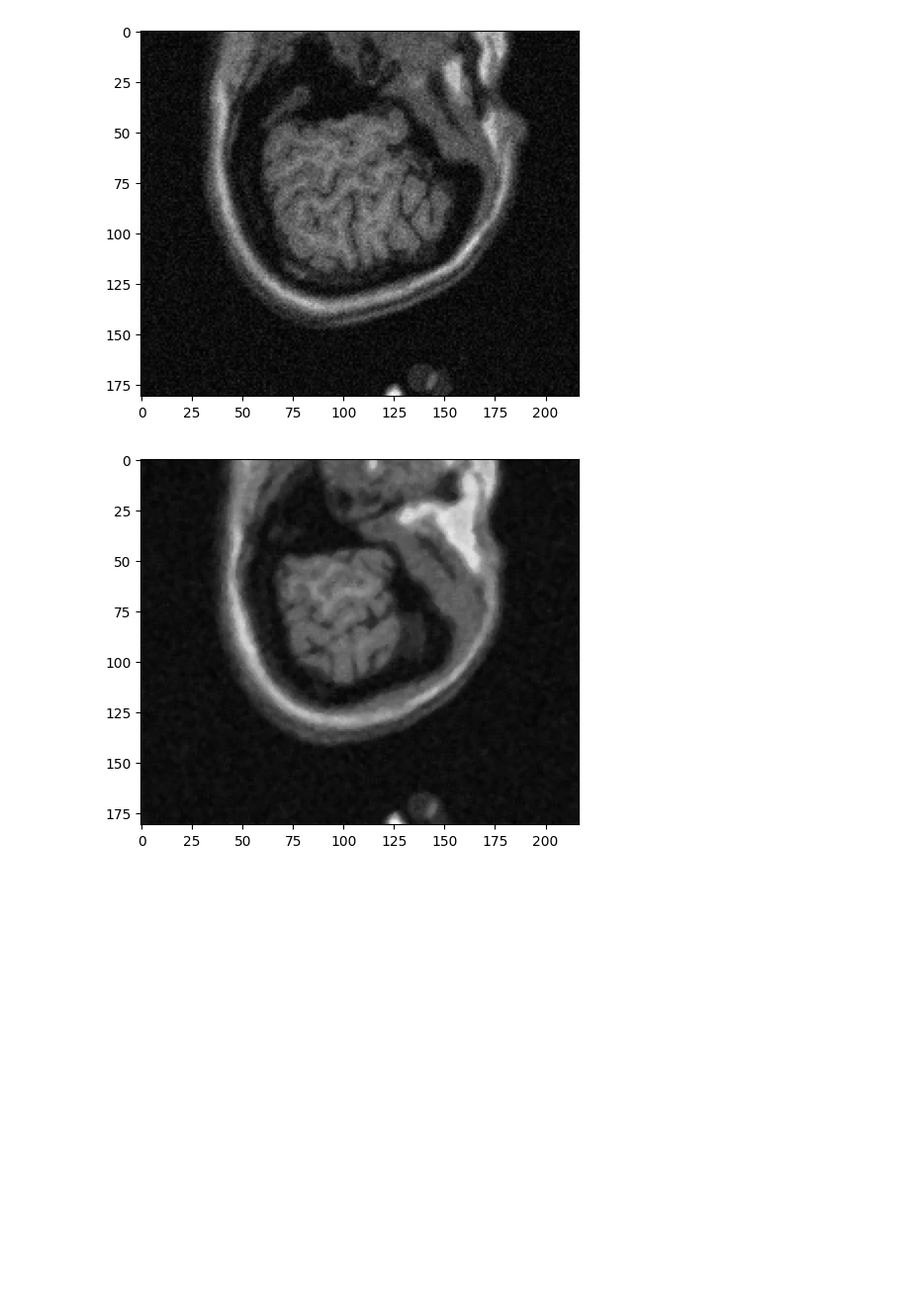
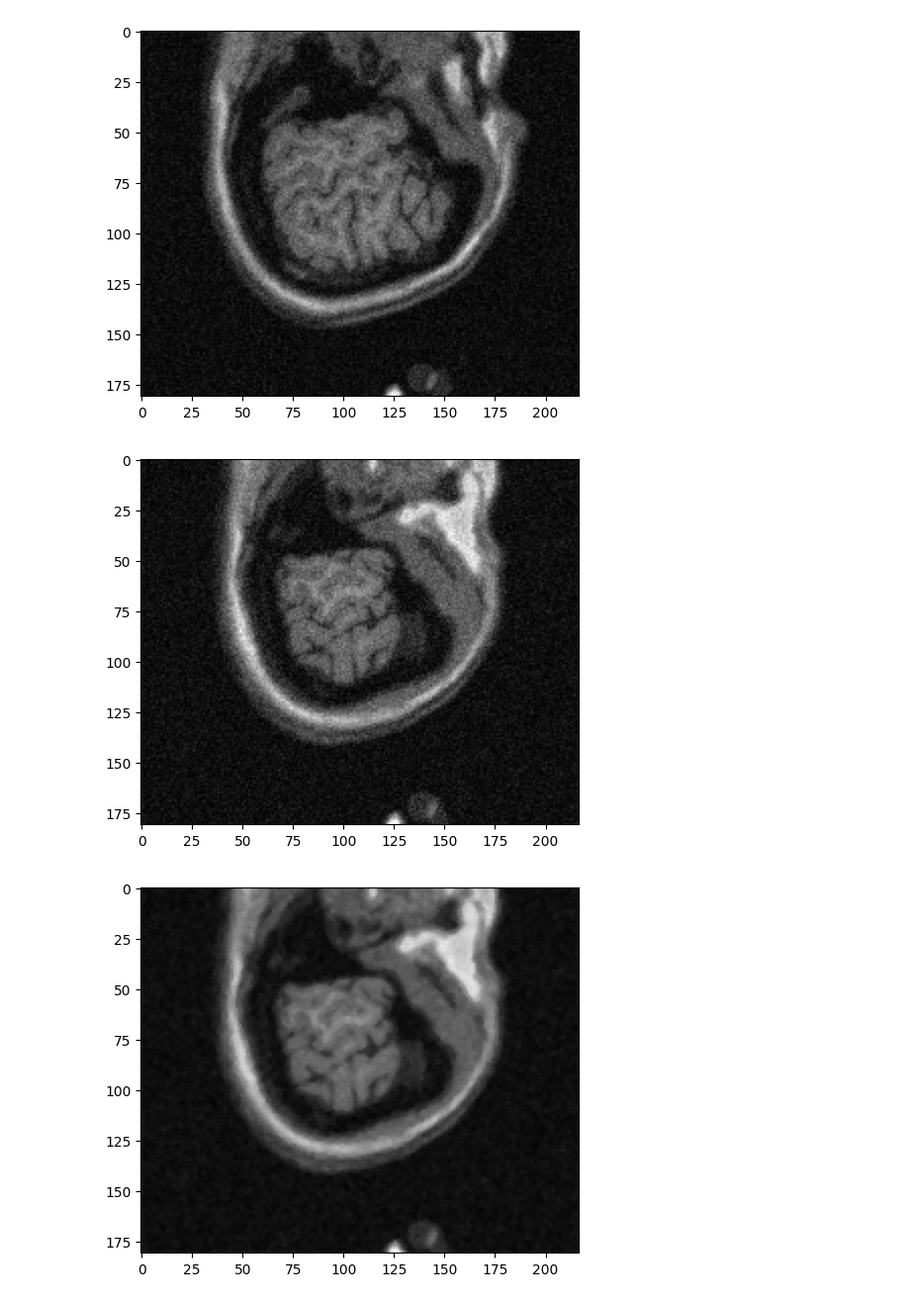
Before and after one commit to jesuarezt/procesamiento_imagenes_medicas, a Jupyter notebook: taller_3_filtrado_papper/papper_interpretation.ipynb, the cells around one changed output. Shown at 99% size. Drawn from its saved outputs; the diff is of its cells as text; code cells hidden in the pictures; blank space fills up the shorter version.

Commit message:
add correction for all image

```diff
--- a/taller_3_filtrado_papper/papper_interpretation.ipynb
+++ b/taller_3_filtrado_papper/papper_interpretation.ipynb
@@ -42,6 +42,13 @@ path_ = 'data/t1_icbm_normal_1mm_pn9_rf20.mnc.gz'
 reader = load_imagen_to_itk(path_)
 # %% [output]
 [figure]
+# %%
+reader_test  = itk.GetArrayViewFromImage(reader)[:,:,25]
+reader_test = itk.image_view_from_array(reader_test)
+plot_image(reader_test)
+#original imagen
+# %% [output]
+[figure, added]
 # %%
 def median_filter(data, filter_size):
     #data = itk.GetArrayViewFromImage(data)
```
Also changed, not shown: parts of 2 cells of this notebook.
